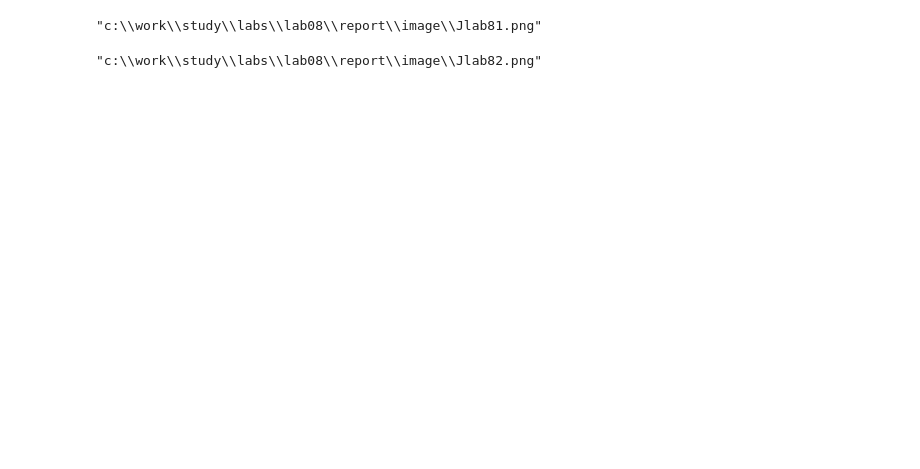
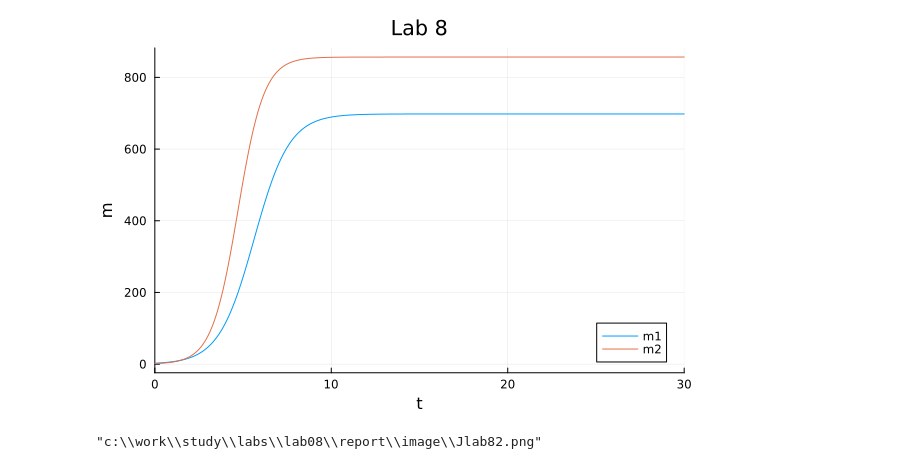
Before and after one commit to PrinceKay145/mathmod, a Jupyter notebook: labs/lab08/code/lab8.ipynb, the cells around one changed output. Cells and saved outputs as stored; diff of their text form; code cells hidden in the pictures; blank space fills up the shorter version.

```diff
--- a/labs/lab08/code/lab8.ipynb
+++ b/labs/lab08/code/lab8.ipynb
@@ -10,35 +10,35 @@ p2=6
 q=1
 N=17
 
 d=0.001
 M1=2.5
 M2=1.5
 u0=[M1, M2]
 a1 = p_cr/(tau1*tau1*p1*p1*N*q)
 a2 = p_cr/(tau2*tau2*p2*p2*N*q)
 b = p_cr/(tau1*tau1*tau2*tau2*p1*p1*p2*p2*N*q)
 c1 = (p_cr-p1)/(tau1*p1)
 c2 = (p_cr-p2)/(tau2*p2)
 
 function F(dm, m, p, t)
     dm[1]=m[1]-(b/c1)*m[1]*m[2]-(a1/c1)*m[1]*m[1]
     dm[2]=(c2/c1)*m[2]-(b/c1)*m[1]*m[2]-(a2/c1)*m[2]*m[2]
 end
 
 tspan = (0.0, 30.0)
 prob = ODEProblem(F, u0, tspan)
 sol = solve(prob, Tsit5(), reltol=1e-8, abstol=1e-8)
 plot(
     sol,
     title="Lab 8",
     xlabel="t",
     ylabel="m",
     label=["m1" "m2"]
 )
 
-savefig("../report/image/Jlab81.png")
+#savefig("../report/image/Jlab81.png")
 # %% [output]
-"c:\\work\\study\\labs\\lab08\\report\\image\\Jlab81.png"
+[figure, added]
 # %%
 function F(dm, m, p, t)
     dm[1]=m[1]-((b/c1)+0.001)*m[1]*m[2]-(a1/c1)*m[1]*m[1]
```
Also changed, not shown: 11 other files.
